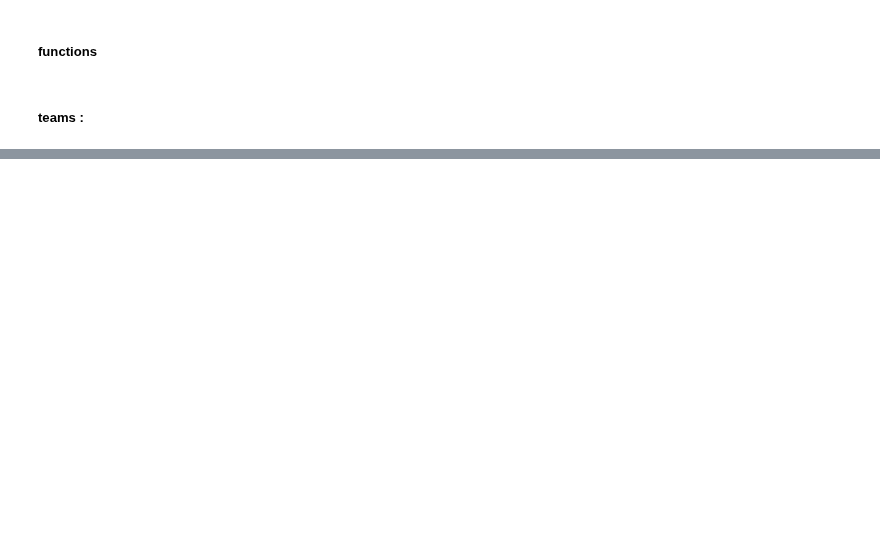
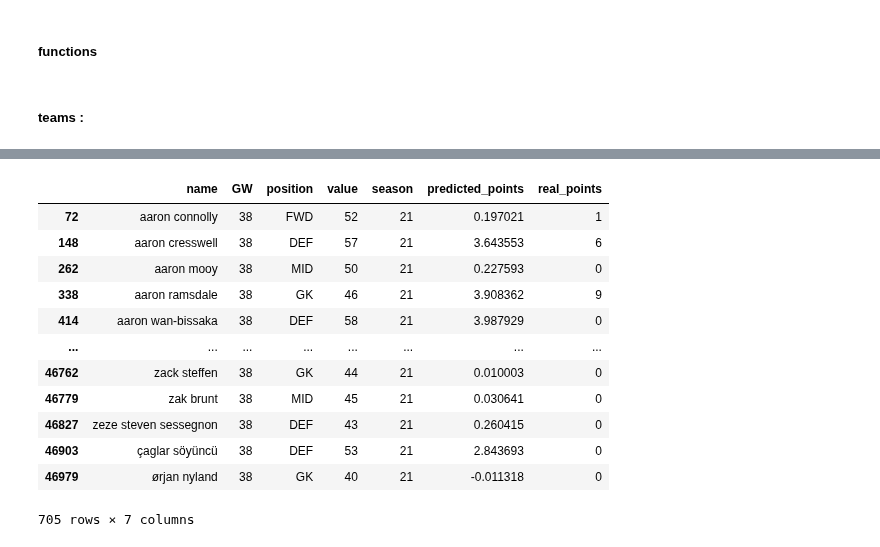
Before and after one commit to 1kruidenp/fflpred, a Jupyter notebook: notebooks/henry_best_notebook.ipynb, the cells around one changed output, grey strips where cells are left out. Cells and saved outputs as stored; diff of their text form; code cells hidden in the pictures; blank space fills up the shorter version.

```diff
--- a/notebooks/henry_best_notebook.ipynb
+++ b/notebooks/henry_best_notebook.ipynb
@@ -362,8 +271,8 @@ y_eval
 # %%
 drop = ["name","level_1","season","position","GW"]
-roll = 2
+roll = 3
 players_data = full_data[full_data['minutes'] > 0]
 
-X_train_scaled, X_test_scaled, x_test, y_train, y_test = model_ready(players_data, drop, roll)
+X_train_scaled, X_test_scaled, x_test, y_train, y_test = model_ready(full_data, drop, roll)
 X_train_scaled.shape
 # %% [output]
@@ -374,9 +282,0 @@ MOVING AVERAGE WINDOW (roll) = 2
-# %%
-model = init_model(29,learn = 0.00003)
-es = EarlyStopping(patience=6)
-
-history = model.fit(X_train_scaled, y_train,
-                  batch_size=32,
-                  epochs=500,
-                  validation_split=0.2,
-                  callbacks=[es])
@@ -410,13 +292,13 @@ y_eval
 # %%
-x_test.drop(['level_1','r_assists', 'r_bonus', 'r_bps', 'r_clean_sheets',
-       'r_creativity', 'r_goals_conceded', 'r_threat', 'r_goals_scored',
-       'r_ict_index', 'r_influence', 'was_home', 'r_minutes', 'r_own_goals',
-       'r_penalties_missed','r_penalties_saved', 'r_red_cards', 'r_saves',
-       'r_transfers_balance', 'r_value', 'r_yellow_cards', 'r_team_a_score',
-       'r_team_h_score', 'season','DEF','FWD','MID', 'GK'], axis=1, inplace = True)
+x_test.drop(['level_1','r_assists', 'r_bonus','r_bps','r_clean_sheets',
+               'r_creativity', 'r_goals_conceded', 'r_threat','r_goals_scored',
+               'r_ict_index', 'r_influence', 'was_home', 'r_minutes','r_own_goals',
+               'r_penalties_missed','r_penalties_saved', 'r_red_cards','r_saves',
+               'r_transfers_balance', 'r_value','opponent_level','team_level','r_yellow_cards','r_team_a_score',
+               'r_team_h_score','DEF','FWD','MID','GK','r_total_points'], axis=1, inplace = True)
+
+x_test["predicted_points"] = y_pred
+x_test["real_points"] = y_test
-# %%
-x_test["y_pred"] = y_pred
-x_test["real_points"] = y_test
 # %% [markdown]
 ##### functions
 # %%
@@ -527,0 +425,16 @@ baseline.error.mean()
+# %%
+x_test
+# %% [output]
+|  | name | GW | position | value | season | predicted_points | real_points |
+| 72 | aaron connolly | 38 | FWD | 52 | 21 | 0.197021 | 1 |
+| 148 | aaron cresswell | 38 | DEF | 57 | 21 | 3.643553 | 6 |
+| 262 | aaron mooy | 38 | MID | 50 | 21 | 0.227593 | 0 |
+| 338 | aaron ramsdale | 38 | GK | 46 | 21 | 3.908362 | 9 |
+| 414 | aaron wan-bissaka | 38 | DEF | 58 | 21 | 3.987929 | 0 |
+| ... | ... | ... | ... | ... | ... | ... | ... |
+| 46762 | zack steffen | 38 | GK | 44 | 21 | 0.010003 | 0 |
+| 46779 | zak brunt | 38 | MID | 45 | 21 | 0.030641 | 0 |
+| 46827 | zeze steven sessegnon | 38 | DEF | 43 | 21 | 0.260415 | 0 |
+| 46903 | çaglar söyüncü | 38 | DEF | 53 | 21 | 2.843693 | 0 |
+| 46979 | ørjan nyland | 38 | GK | 40 | 21 | -0.011318 | 0 |
+705 rows × 7 columns
```
Also changed, not shown: parts of 48 cells of this notebook, 1 other file.
